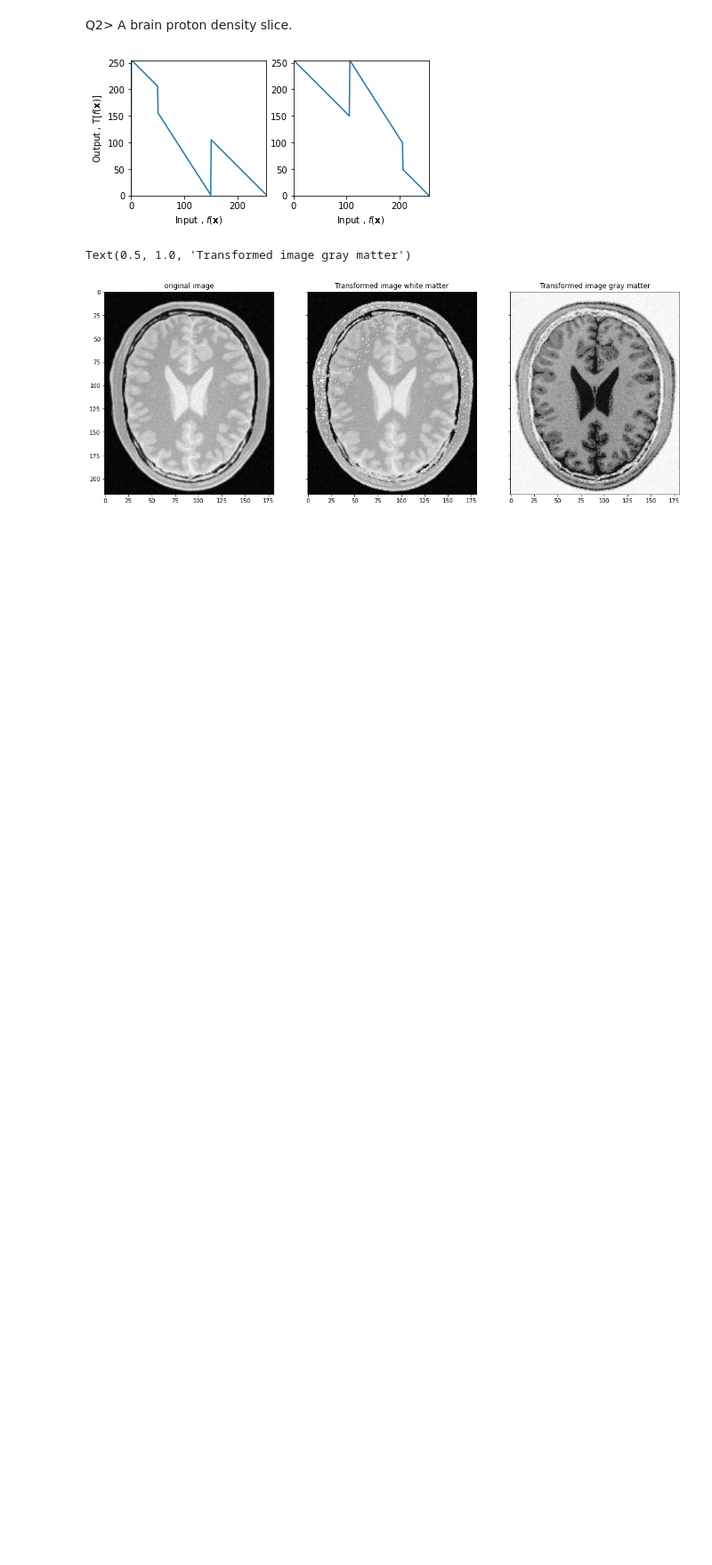
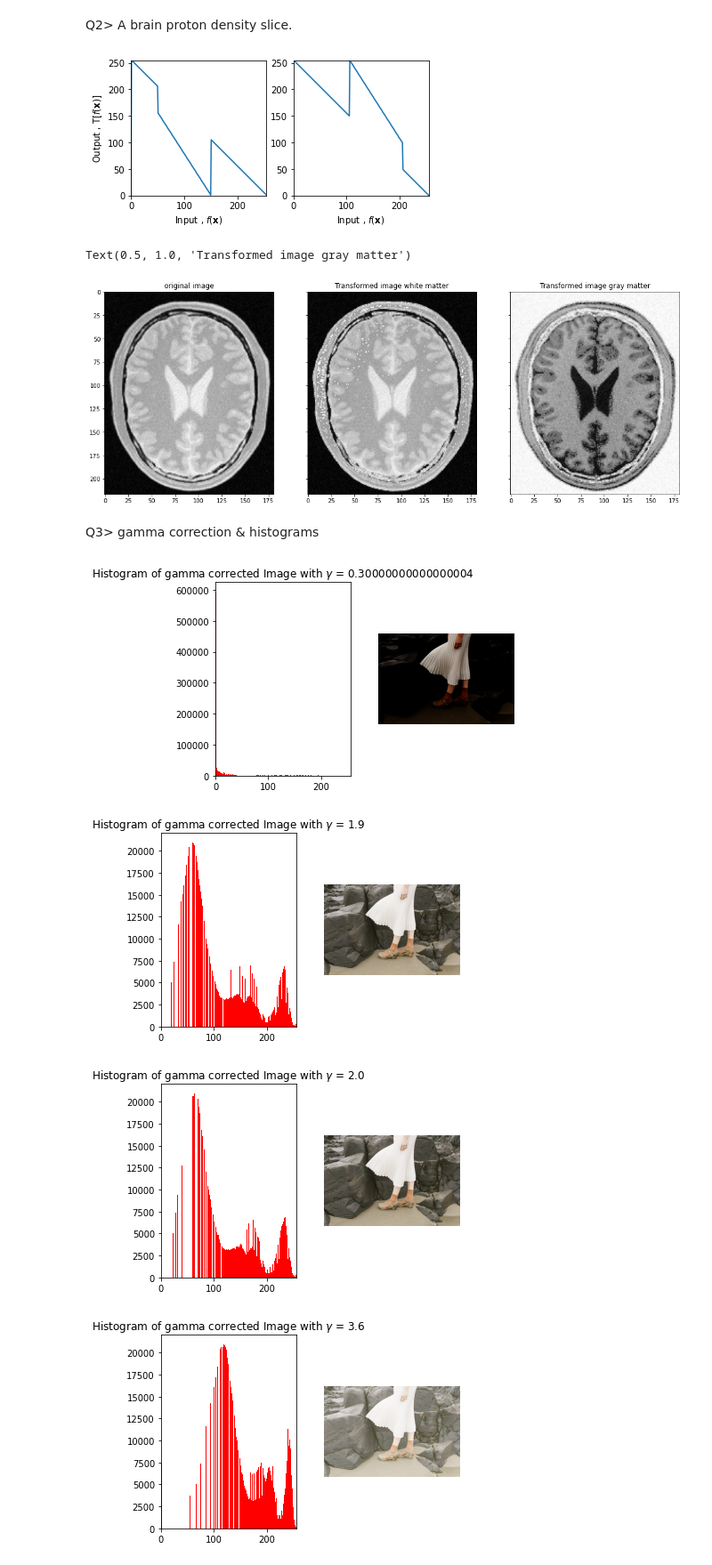
Before and after one commit to SajeepanTharumarasa/EN2550-Fundamentals-of-Image-Processing-and-Machine-Vision, a Jupyter notebook: Assignment_01/assignment_01_190539T.ipynb, the cells around one changed output. Shown at 89% size. Drawn from its saved outputs; the diff is of its cells as text; code cells hidden in the pictures; blank space fills up the shorter version.

```diff
--- a/Assignment_01/assignment_01_190539T.ipynb
+++ b/Assignment_01/assignment_01_190539T.ipynb
@@ -97,3 +97,42 @@ ax[2].set_title('Transformed image gray matter')
 [figure]
 Text(0.5, 1.0, 'Transformed image gray matter')
 [figure]
+# %% [markdown]
+Q3> gamma correction & histograms
+# %%
+import matplotlib.pyplot as plt
+import cv2 as cv
+import numpy as np
+import random as rand
+
+def gammaCorrection(src, gamma):
+    invGamma = 1 / gamma
+
+    table = [((i / 255) ** invGamma) * 255 for i in range(256)]
+    table = np.array(table, np.uint8)
+
+    return cv.LUT(src, table)
+
+
+img = cv.imread('highlights_and_shadows.jpg')
+
+for i in range(10):
+    gamma = i+rand.randint(0,9)*0.1
+    gammaImg = gammaCorrection(img,gamma)
+    fig,ax=plt.subplots(1,2)
+    ax[0].hist(gammaImg.flatten(),256,[0,256],color = 'r')
+    ax[0].set_xlim([0,256])
+    ax[0].set_title('Histogram of gamma corrected Image with $\gamma$ = {0}'.format(gamma))
+    ax[1].imshow(cv.cvtColor(gammaImg,cv.COLOR_BGR2RGB))
+    ax[1].axis('off')
+    plt.show()
+
+# cv.imshow('Original image', img)
+# cv.imshow('Gamma corrected image', gammaImg)
+# cv.waitKey(0)
+# cv.destroyAllWindows()
+# %% [output]
+[figure, added]
+[figure, added]
+[figure, added]
+[figure, added]
```
Also changed, not shown: parts of 7 cells of this notebook, 5 other files.
